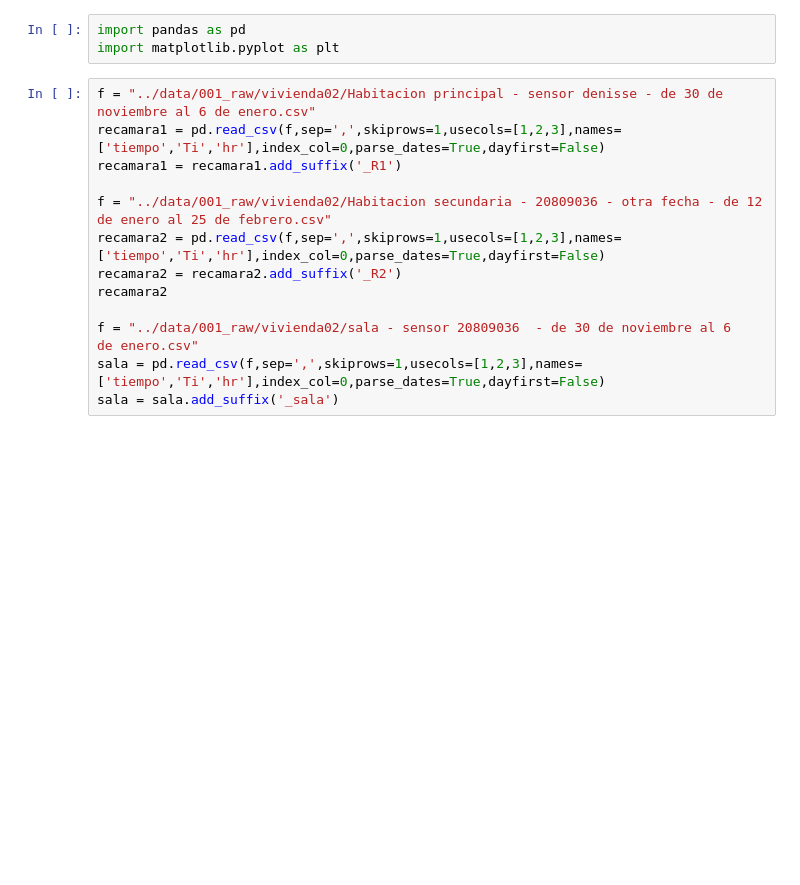
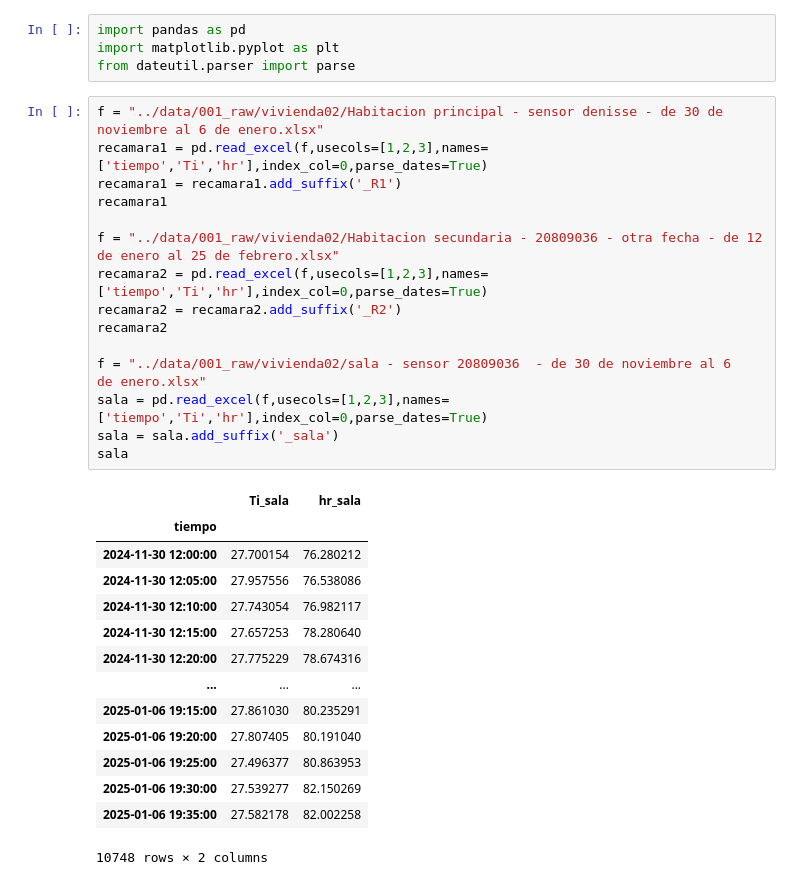
Before and after one commit to AltamarMx/epw_ecuador, a Jupyter notebook: notebooks/003_importando_vivienda02.ipynb, the cells around one changed output. Cells and saved outputs as stored; diff of their text form; blank space fills up the shorter version.

```diff
--- a/notebooks/003_importando_vivienda02.ipynb
+++ b/notebooks/003_importando_vivienda02.ipynb
@@ -1,19 +1,37 @@
 # %%
 import pandas as pd
 import matplotlib.pyplot as plt
+from dateutil.parser import parse
 # %%
-f = "../data/001_raw/vivienda02/Habitacion principal - sensor denisse - de 30 de noviembre al 6 de enero.csv"
-recamara1 = pd.read_csv(f,sep=',',skiprows=1,usecols=[1,2,3],names=['tiempo','Ti','hr'],index_col=0,parse_dates=True,dayfirst=False)
+f = "../data/001_raw/vivienda02/Habitacion principal - sensor denisse - de 30 de noviembre al 6 de enero.xlsx"
+recamara1 = pd.read_excel(f,usecols=[1,2,3],names=['tiempo','Ti','hr'],index_col=0,parse_dates=True)
 recamara1 = recamara1.add_suffix('_R1')
+recamara1
 
-f = "../data/001_raw/vivienda02/Habitacion secundaria - 20809036 - otra fecha - de 12 de enero al 25 de febrero.csv"
-recamara2 = pd.read_csv(f,sep=',',skiprows=1,usecols=[1,2,3],names=['tiempo','Ti','hr'],index_col=0,parse_dates=True,dayfirst=False)
+f = "../data/001_raw/vivienda02/Habitacion secundaria - 20809036 - otra fecha - de 12 de enero al 25 de febrero.xlsx"
+recamara2 = pd.read_excel(f,usecols=[1,2,3],names=['tiempo','Ti','hr'],index_col=0,parse_dates=True)
 recamara2 = recamara2.add_suffix('_R2')
 recamara2
 
-f = "../data/001_raw/vivienda02/sala - sensor 20809036  - de 30 de noviembre al 6 de enero.csv"
-sala = pd.read_csv(f,sep=',',skiprows=1,usecols=[1,2,3],names=['tiempo','Ti','hr'],index_col=0,parse_dates=True,dayfirst=False)
+f = "../data/001_raw/vivienda02/sala - sensor 20809036  - de 30 de noviembre al 6 de enero.xlsx"
+sala = pd.read_excel(f,usecols=[1,2,3],names=['tiempo','Ti','hr'],index_col=0,parse_dates=True)
 sala = sala.add_suffix('_sala')
+sala
+# %% [output]
+|  | Ti_sala | hr_sala |
+| tiempo |  |  |
+| 2024-11-30 12:00:00 | 27.700154 | 76.280212 |
+| 2024-11-30 12:05:00 | 27.957556 | 76.538086 |
+| 2024-11-30 12:10:00 | 27.743054 | 76.982117 |
+| 2024-11-30 12:15:00 | 27.657253 | 78.280640 |
+| 2024-11-30 12:20:00 | 27.775229 | 78.674316 |
+| ... | ... | ... |
+| 2025-01-06 19:15:00 | 27.861030 | 80.235291 |
+| 2025-01-06 19:20:00 | 27.807405 | 80.191040 |
+| 2025-01-06 19:25:00 | 27.496377 | 80.863953 |
+| 2025-01-06 19:30:00 | 27.539277 | 82.150269 |
+| 2025-01-06 19:35:00 | 27.582178 | 82.002258 |
+10748 rows × 2 columns
 # %%
 viv2 = pd.concat([recamara1,recamara2,sala],axis=0)
 viv2
```
Also changed, not shown: parts of 3 cells of this notebook, 11 other files.
